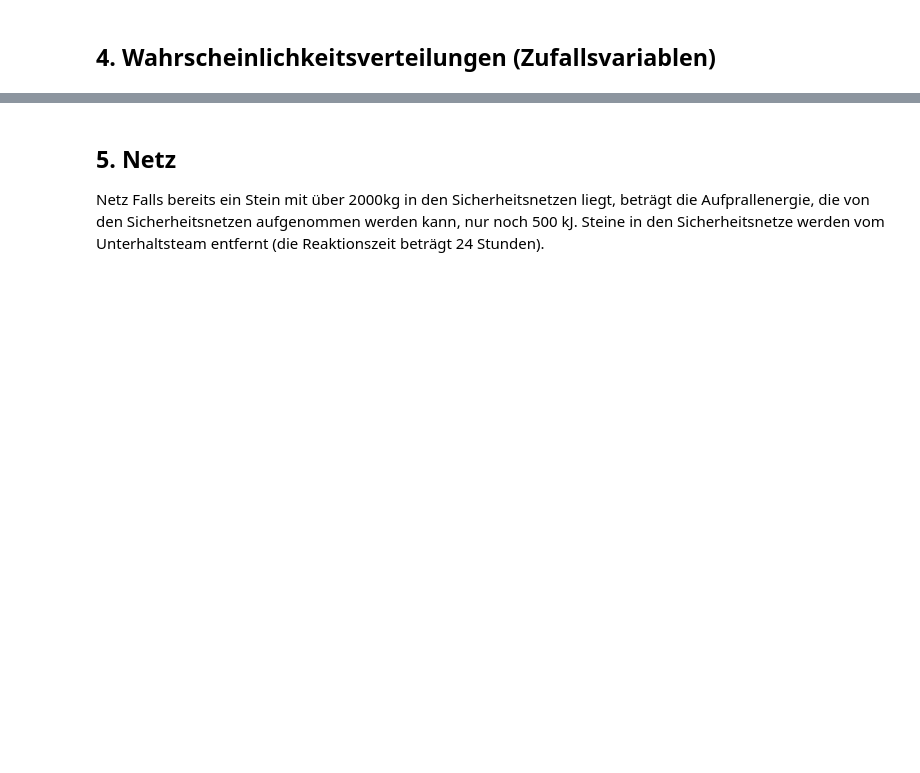
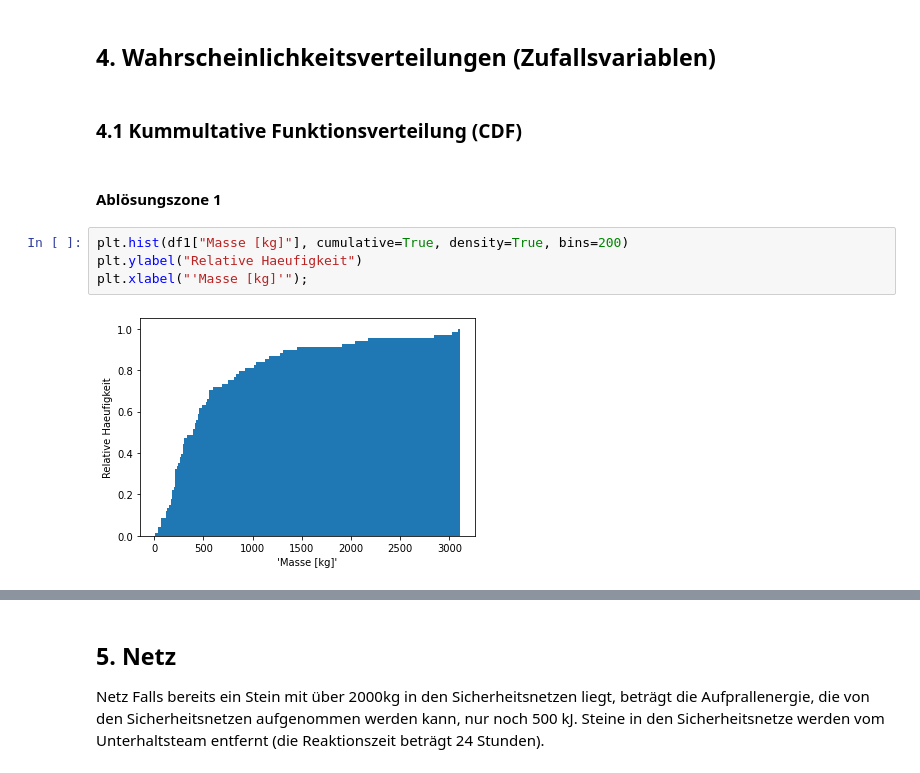
Before and after one commit to 7ben18/FHNW_Steinschlagrisiko, a Jupyter notebook: FHNW_Steinschlagrisiko.ipynb, the cells around one changed output, grey strips where cells are left out. Saved outputs shown, nothing was run; the diff lists cells and outputs as text; blank space fills up the shorter version.

```diff
--- a/FHNW_Steinschlagrisiko.ipynb
+++ b/FHNW_Steinschlagrisiko.ipynb
@@ -344,3 +356,13 @@ Ablösungszone 1: 30.6
 Ablösungszone 2: 66.3
 # %% [markdown]
 ## 4. Wahrscheinlichkeitsverteilungen (Zufallsvariablen)
+# %% [markdown]
+### 4.1 Kummultative Funktionsverteilung (CDF)
+# %% [markdown]
+#### Ablösungszone 1
+# %%
+plt.hist(df1["Masse [kg]"], cumulative=True, density=True, bins=200)
+plt.ylabel("Relative Haeufigkeit")
+plt.xlabel("'Masse [kg]'");
+# %% [output]
+[figure, added]
```
Also changed, not shown: parts of 6 cells of this notebook.
